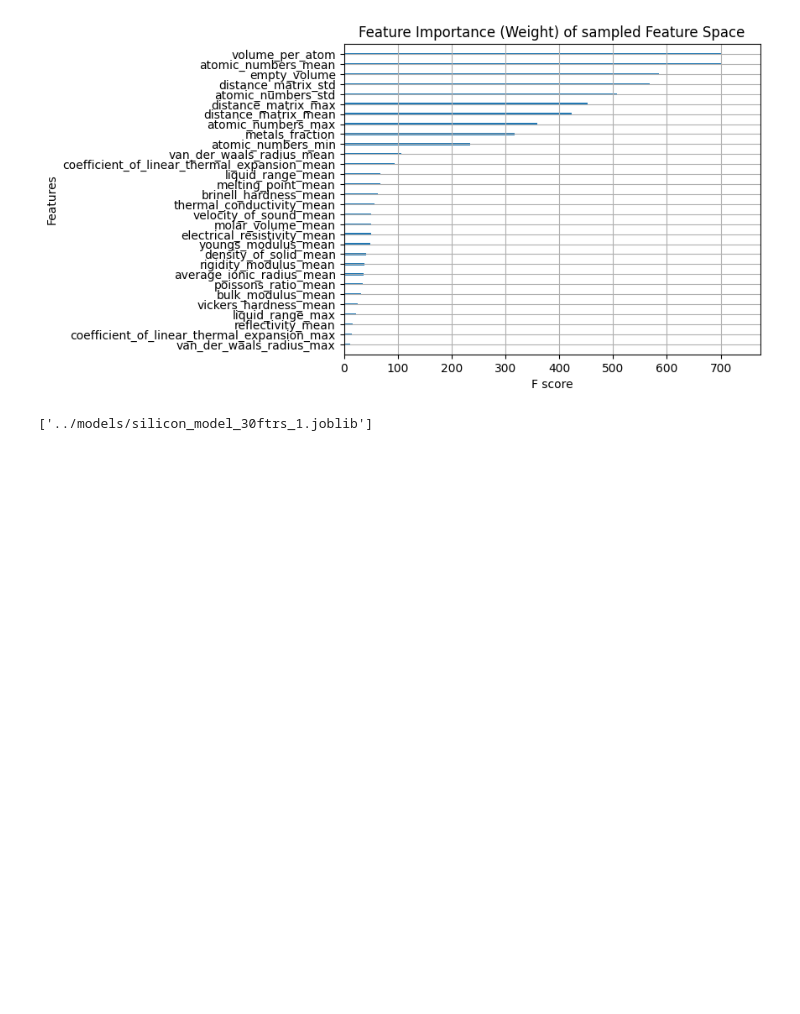
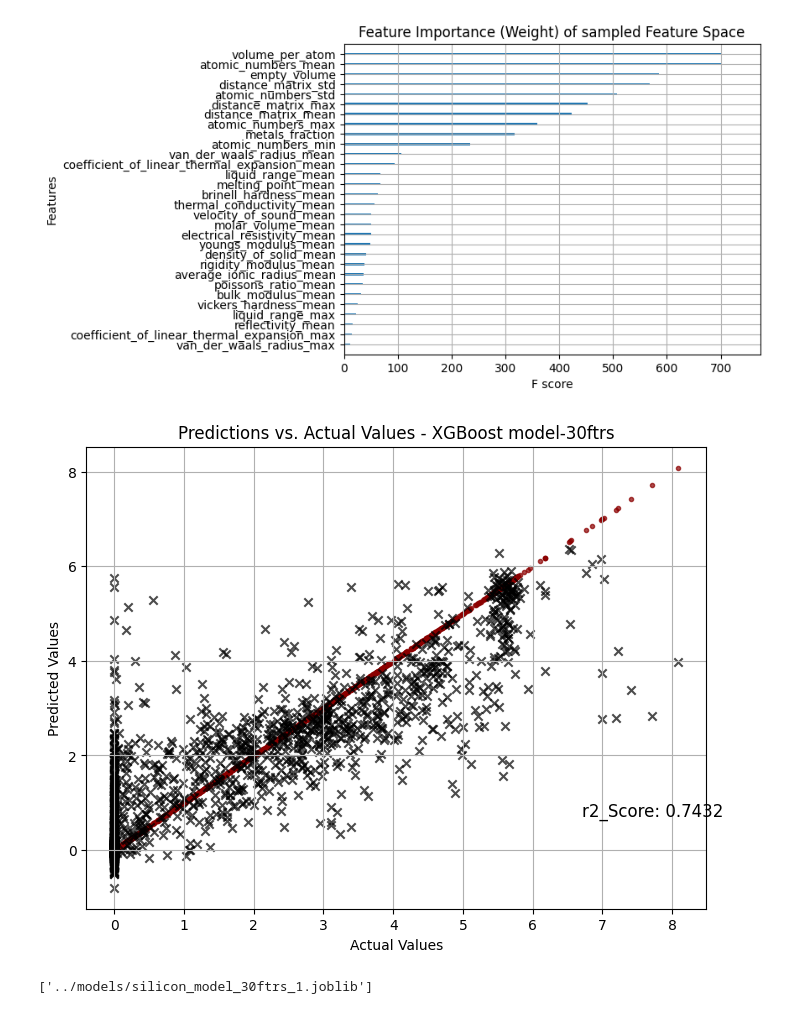
Before and after one commit to Bwhiz/Semiconductor-Energy-Bandgap-ML, a Jupyter notebook: src/model_silicon.ipynb, the cells around one changed output. Saved outputs shown, nothing was run; the diff lists cells and outputs as text; code cells hidden in the pictures; blank space fills up the shorter version.

```diff
--- a/src/model_silicon.ipynb
+++ b/src/model_silicon.ipynb
@@ -308,6 +321,11 @@ plt.show()
 # %% [output]
 <Figure size 1200x600 with 0 Axes>
 [figure]
+# %%
+plot_predictions_vs_actual(y_test, predictions_sampled, r2_score(y_test,predictions_sampled), model_name='XGBoost model-30ftrs')
+plt.savefig("../assets/pred_plot_xgboost_30ftrs.jpg", bbox_inches='tight')
+# %% [output]
+[figure, added]
 # %%
 # save sampled model to a file to avoid reruns between sessions:
 
```
Also changed, not shown: parts of 29 cells of this notebook, 4 other files.
